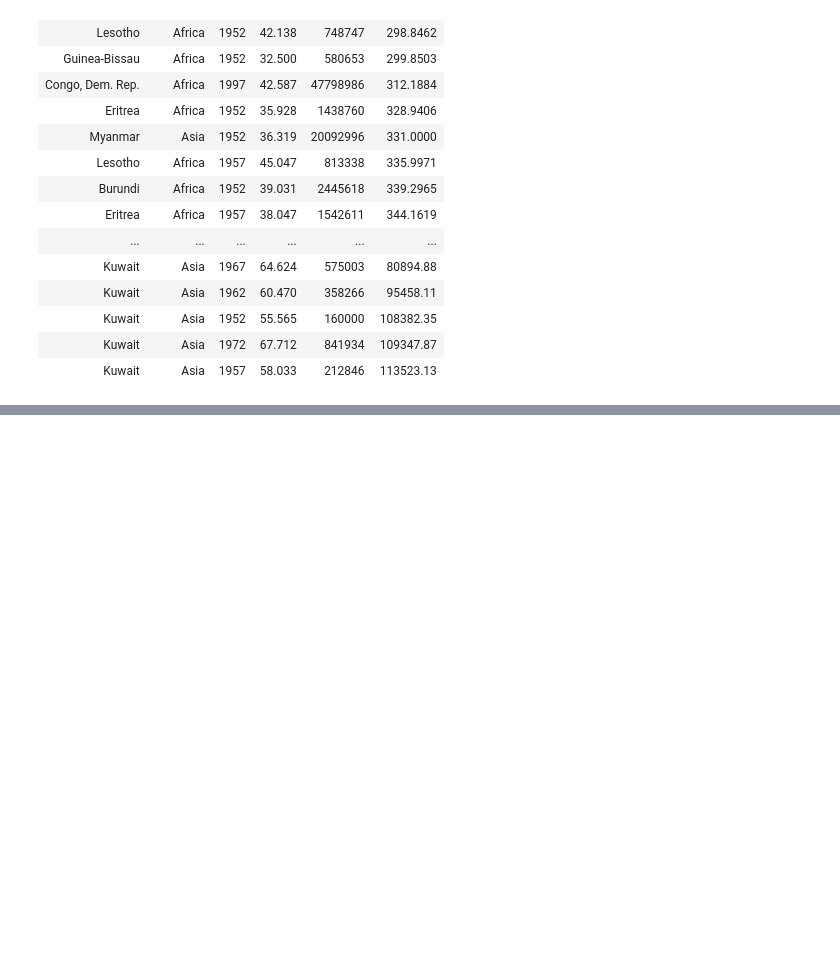
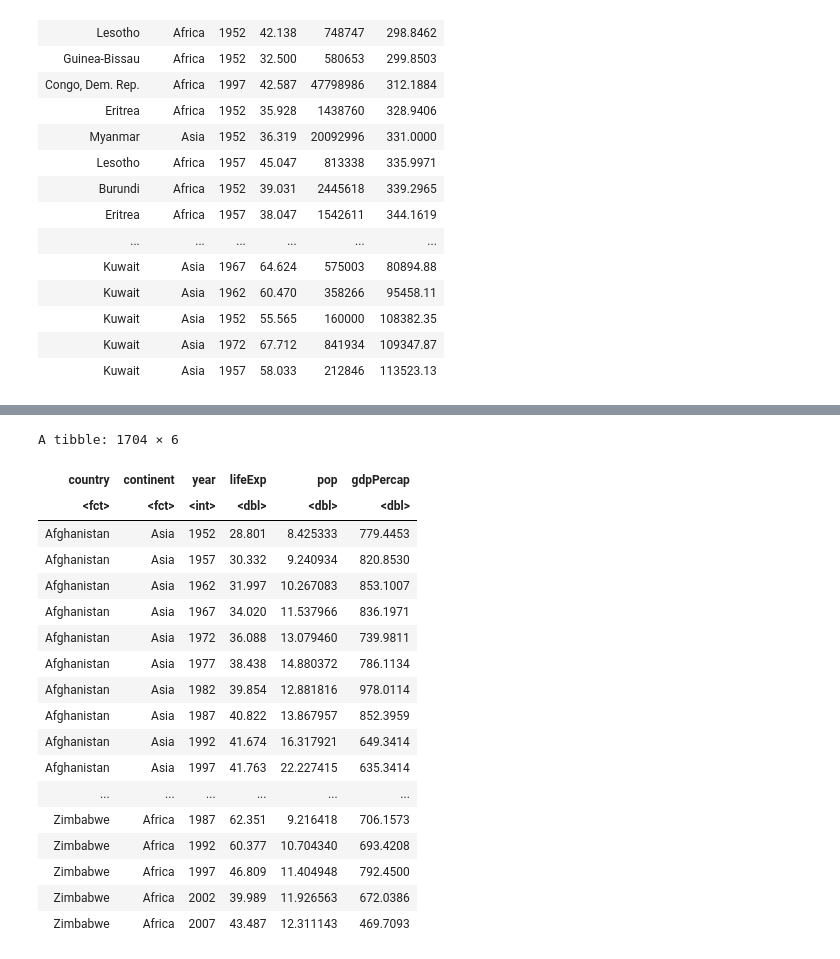
Before and after one commit to tomviolin/FreshwateRWebSite, a Jupyter notebook: r2u_ULTRA_FAST_PACKAGE_LOADING.ipynb, the cells around one changed output, grey strips where cells are left out. Drawn from its saved outputs; the diff is of its cells as text; code cells hidden in the pictures; blank space fills up the shorter version.

```diff
--- a/r2u_ULTRA_FAST_PACKAGE_LOADING.ipynb
+++ b/r2u_ULTRA_FAST_PACKAGE_LOADING.ipynb
@@ -130,0 +173,22 @@ gapminder %>% arrange(desec(gdpPercap))
+# %%
+gapminder %>% mutate( pop = pop / 1000000)
+# %% [output]
+A tibble: 1704 × 6
+| country | continent | year | lifeExp | pop | gdpPercap |
+| <fct> | <fct> | <int> | <dbl> | <dbl> | <dbl> |
+| Afghanistan | Asia | 1952 | 28.801 | 8.425333 | 779.4453 |
+| Afghanistan | Asia | 1957 | 30.332 | 9.240934 | 820.8530 |
+| Afghanistan | Asia | 1962 | 31.997 | 10.267083 | 853.1007 |
+| Afghanistan | Asia | 1967 | 34.020 | 11.537966 | 836.1971 |
+| Afghanistan | Asia | 1972 | 36.088 | 13.079460 | 739.9811 |
+| Afghanistan | Asia | 1977 | 38.438 | 14.880372 | 786.1134 |
+| Afghanistan | Asia | 1982 | 39.854 | 12.881816 | 978.0114 |
+| Afghanistan | Asia | 1987 | 40.822 | 13.867957 | 852.3959 |
+| Afghanistan | Asia | 1992 | 41.674 | 16.317921 | 649.3414 |
+| Afghanistan | Asia | 1997 | 41.763 | 22.227415 | 635.3414 |
+| ... | ... | ... | ... | ... | ... |
+| Zimbabwe | Africa | 1987 | 62.351 | 9.216418 | 706.1573 |
+| Zimbabwe | Africa | 1992 | 60.377 | 10.704340 | 693.4208 |
+| Zimbabwe | Africa | 1997 | 46.809 | 11.404948 | 792.4500 |
+| Zimbabwe | Africa | 2002 | 39.989 | 11.926563 | 672.0386 |
+| Zimbabwe | Africa | 2007 | 43.487 | 12.311143 | 469.7093 |
```
Also changed, not shown: parts of 2 cells of this notebook.
